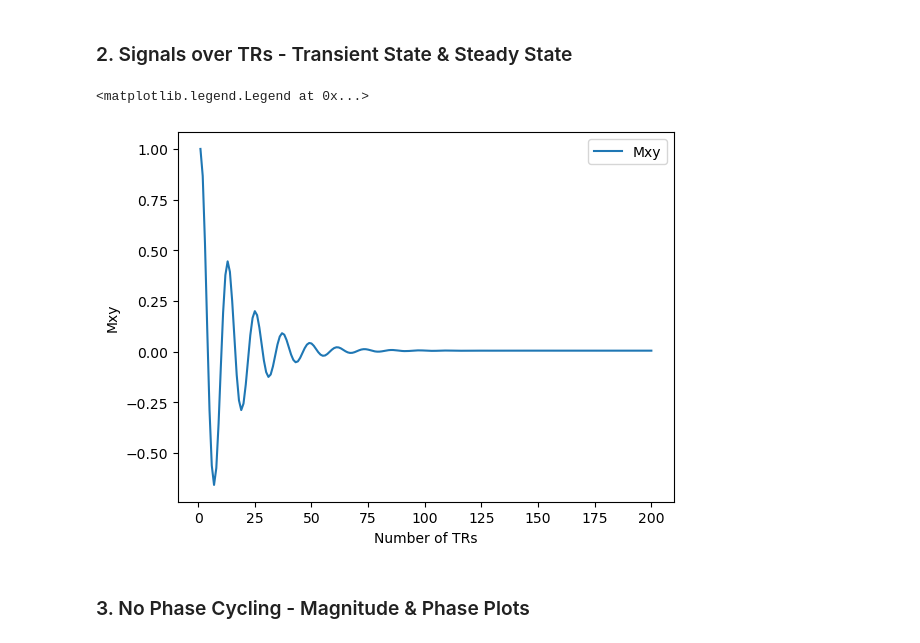
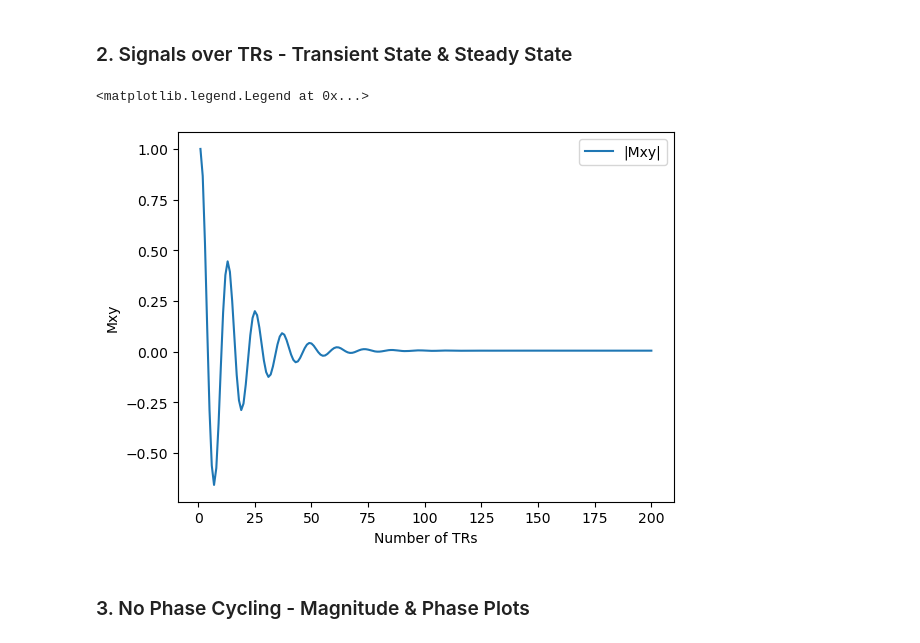
Before and after one commit to ellieYD/MRI_Flow_Motion_Correction, a Jupyter notebook: BlochSimulation.ipynb, the cells around one changed output. Drawn from its saved outputs; the diff is of its cells as text; code cells hidden in the pictures.

```diff
--- a/BlochSimulation.ipynb
+++ b/BlochSimulation.ipynb
@@ -101,14 +101,14 @@ for n in range(n_TRs):
 # %%
 #plot signals
 TRs = np.arange(1, n_TRs+1)
 plt.figure()
-plt.plot(TRs, M_signals[2, :], label = "Mxy")
+plt.plot(TRs, M_signals[2, :], label = "|Mxy|")
 plt.xlabel("Number of TRs")
 plt.ylabel("Mxy")
 plt.legend()
 # %% [output]
 <matplotlib.legend.Legend at 0x...>
-[figure, old version]
+[figure, new version]
 # %% [markdown]
 ### 3. No Phase Cycling - Magnitude & Phase Plots
 # %%
```
Also changed, not shown: parts of 4 cells of this notebook.
